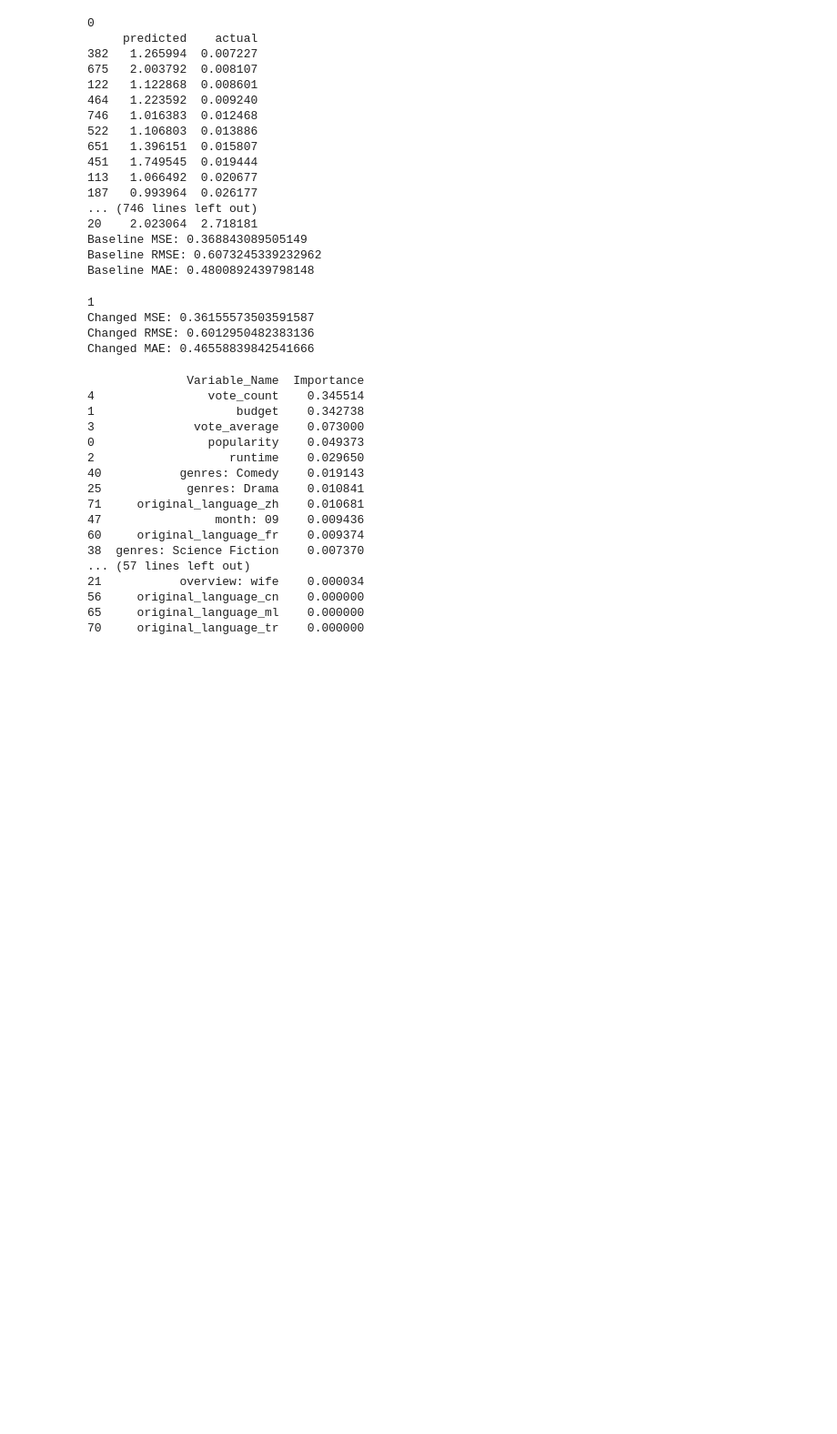
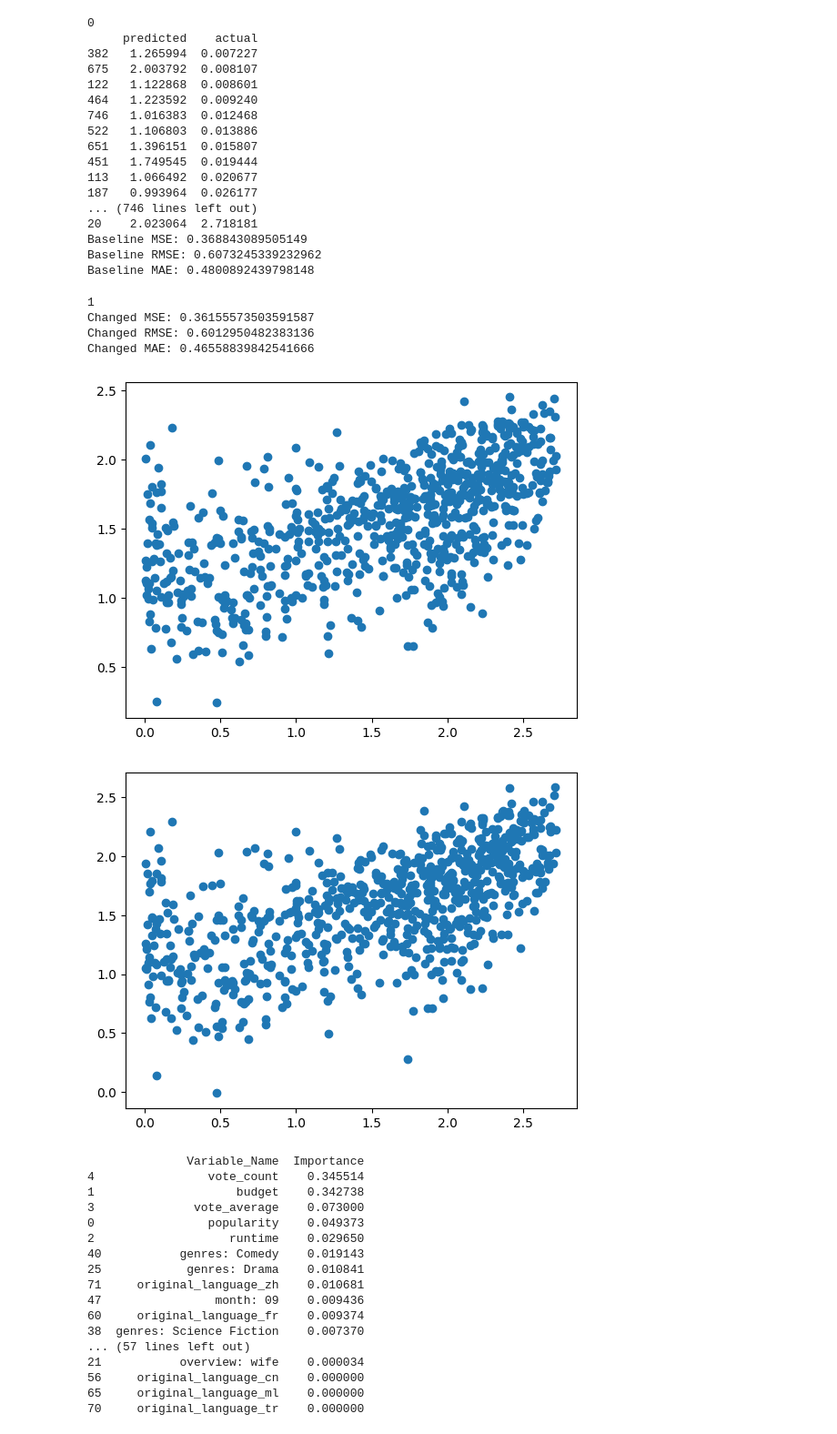
Before and after one commit to hscottvo/CS235-Project, a Jupyter notebook: GBM.ipynb, the cells around one changed output. Shown at 91% size. Saved outputs shown, nothing was run; the diff lists cells and outputs as text; code cells hidden in the pictures; blank space fills up the shorter version.

Commit message:
added scatter plots of actual vs. predicted

```diff
--- a/GBM.ipynb
+++ b/GBM.ipynb
@@ -92,6 +92,15 @@ print(f'Changed MAE: {MAE}')
 Changed MSE: 0.36155573503591587
 Changed RMSE: 0.6012950482383136
 Changed MAE: 0.46558839842541666
+# %%
+import matplotlib.pyplot as plt
+plt.scatter(y_actual, y_pred_base)
+plt.show()
+plt.scatter(y_actual, y_pred_changed)
+plt.show()
+# %% [output]
+[figure, added]
+[figure, added]
 # %%
 features_importance  = pd.DataFrame({'Variable_Name':var_columns, 'Importance':gbModel.feature_importances_}).sort_values('Importance', ascending=False)
 
```
